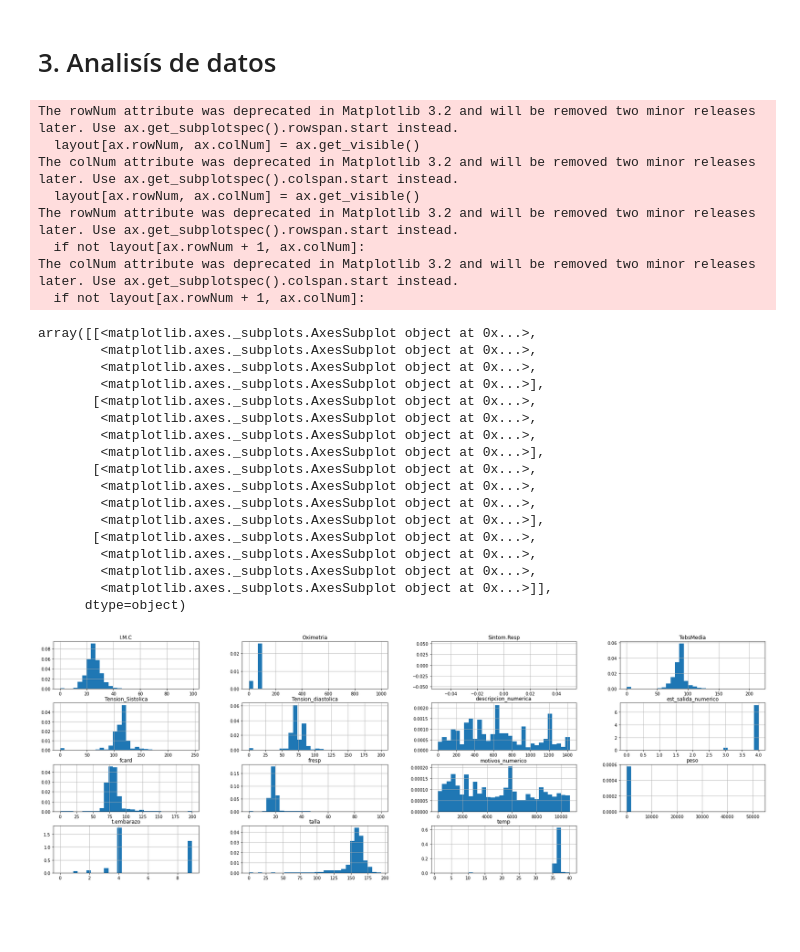
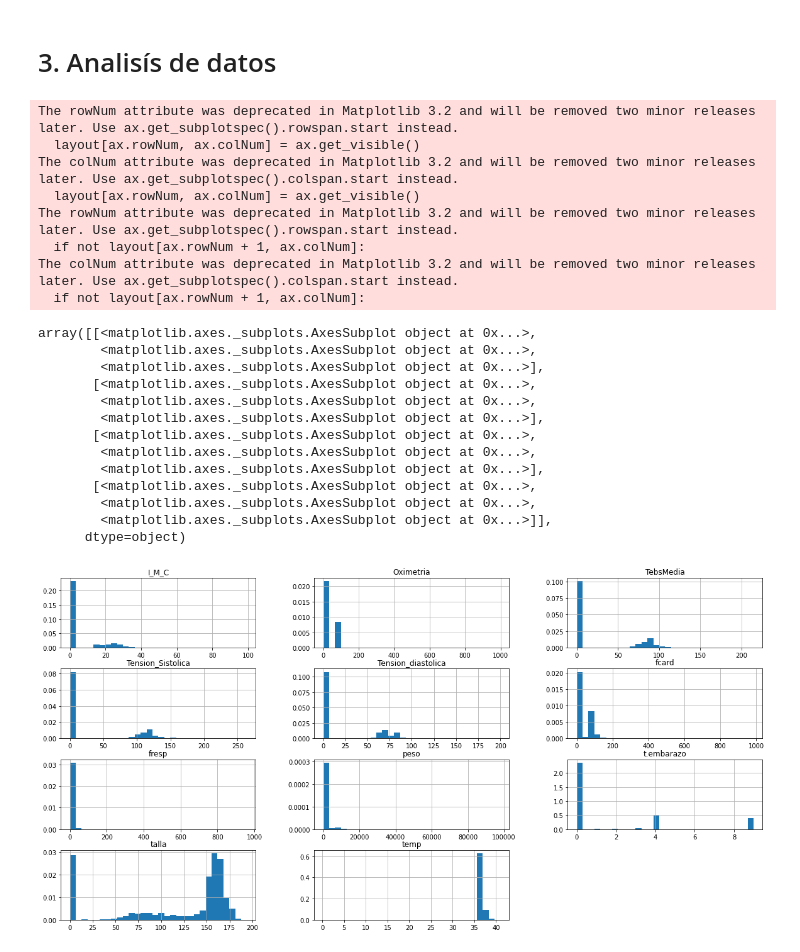
Before and after one commit to LandaAzul/proyectoIA, a Jupyter notebook: Proyecto IA.ipynb, the cells around one changed output. Cells and saved outputs as stored; diff of their text form; code cells hidden in the pictures; blank space fills up the shorter version.

```diff
--- a/Proyecto IA.ipynb
+++ b/Proyecto IA.ipynb
@@ -326,0 +51,3 @@ Index(['docum', 'fecha', 'sexo', 'edad', 'peso', 'talla', 'fcard', 'fresp',
+# %%
+AtencionMedica = pd.read_csv("AtencionMedica2016.csv")
+AtencionMedica = AtencionMedica.drop(columns=['Sintom.Resp'])
@@ -326,0 +63,5 @@ Index(['docum', 'fecha', 'sexo', 'edad', 'peso', 'talla', 'fcard', 'fresp',
+# %%
+#Remplazar sexomo por 0's y1's
+AtencionMedica.loc[AtencionMedica['sexo'] == 'F', 'sexo'] = '0'
+AtencionMedica.loc[AtencionMedica['sexo'] == 'M', 'sexo'] = '1'
+AtencionMedica.head()
@@ -503,31 +846,27 @@ print(RMAE_SVR)
 # %% [markdown]
 # 3. Analisís de datos
 # %%
-d.hist(bins=30,  density=True, figsize=(30,10))
+AtencionMedica.hist(bins=30,  density=True, figsize=(20,10))
 # %% [output]
 The rowNum attribute was deprecated in Matplotlib 3.2 and will be removed two minor releases later. Use ax.get_subplotspec().rowspan.start instead.
   layout[ax.rowNum, ax.colNum] = ax.get_visible()
 The colNum attribute was deprecated in Matplotlib 3.2 and will be removed two minor releases later. Use ax.get_subplotspec().colspan.start instead.
   layout[ax.rowNum, ax.colNum] = ax.get_visible()
 The rowNum attribute was deprecated in Matplotlib 3.2 and will be removed two minor releases later. Use ax.get_subplotspec().rowspan.start instead.
   if not layout[ax.rowNum + 1, ax.colNum]:
 The colNum attribute was deprecated in Matplotlib 3.2 and will be removed two minor releases later. Use ax.get_subplotspec().colspan.start instead.
   if not layout[ax.rowNum + 1, ax.colNum]:
 array([[<matplotlib.axes._subplots.AxesSubplot object at 0x...>,
-        <matplotlib.axes._subplots.AxesSubplot object at 0x...>,
         <matplotlib.axes._subplots.AxesSubplot object at 0x...>,
         <matplotlib.axes._subplots.AxesSubplot object at 0x...>],
        [<matplotlib.axes._subplots.AxesSubplot object at 0x...>,
         <matplotlib.axes._subplots.AxesSubplot object at 0x...>,
+        <matplotlib.axes._subplots.AxesSubplot object at 0x...>],
+       [<matplotlib.axes._subplots.AxesSubplot object at 0x...>,
         <matplotlib.axes._subplots.AxesSubplot object at 0x...>,
         <matplotlib.axes._subplots.AxesSubplot object at 0x...>],
        [<matplotlib.axes._subplots.AxesSubplot object at 0x...>,
         <matplotlib.axes._subplots.AxesSubplot object at 0x...>,
-        <matplotlib.axes._subplots.AxesSubplot object at 0x...>,
-        <matplotlib.axes._subplots.AxesSubplot object at 0x...>],
-       [<matplotlib.axes._subplots.AxesSubplot object at 0x...>,
-        <matplotlib.axes._subplots.AxesSubplot object at 0x...>,
-        <matplotlib.axes._subplots.AxesSubplot object at 0x...>,
         <matplotlib.axes._subplots.AxesSubplot object at 0x...>]],
       dtype=object)
-[figure, old version]
+[figure, new version]
```
Also changed, not shown: parts of 107 cells of this notebook, 1 other file.
